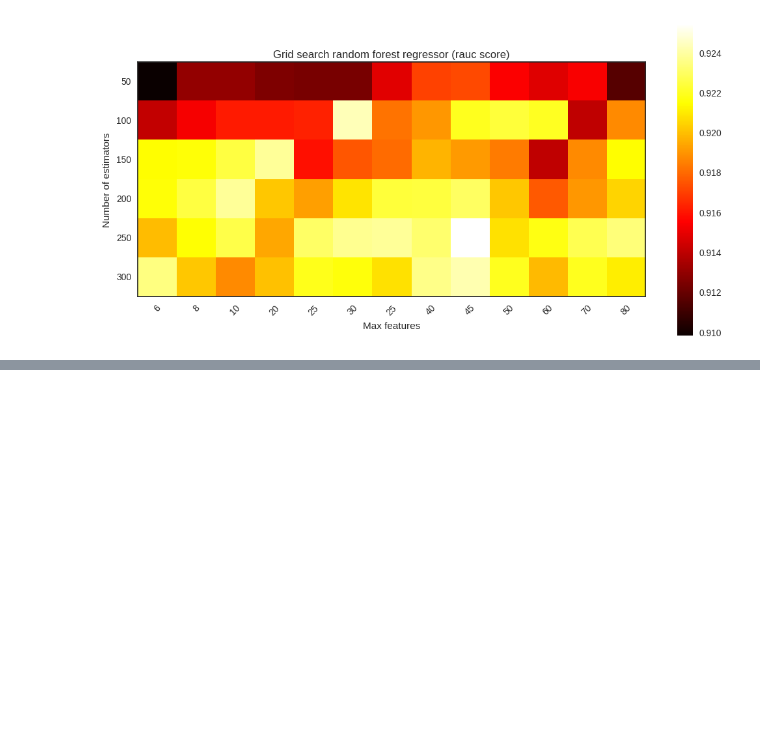
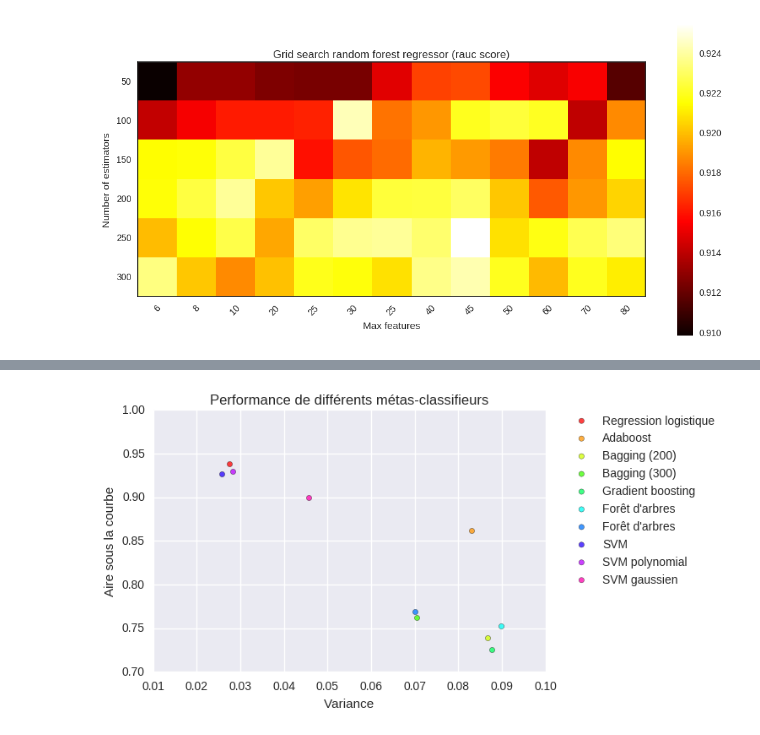
Before and after one commit to Nicolas99-9/Facebook-Recruiting-IV-Human-or-Robot, a Jupyter notebook: DataAnalysis.ipynb, the cells around one changed output, grey strips where cells are left out. Saved outputs shown, nothing was run; the diff lists cells and outputs as text; code cells hidden in the pictures; blank space fills up the shorter version.

Commit message:
new graphs

```diff
--- a/DataAnalysis.ipynb
+++ b/DataAnalysis.ipynb
@@ -370,0 +320,19 @@ NameError: name 'train' is not defined
+# %%
+x = [ 0.027440,0.083124,0.086803,0.070357,0.087635,0.089777,
+     0.069987,0.025666,0.028299,0.045656]
+y = [0.938492,0.861531,0.739034,0.762195,0.725304,
+    0.752456,0.769473,0.926550,0.930046,0.899304]
+label_s = ["Regression logistique","Adaboost","Bagging (200)","Bagging (300)","Gradient boosting","Forêt d'arbres","Forêt d'arbres",
+          "SVM", "SVM polynomial","SVM gaussien"]
+colormap = plt.cm.hsv
+colors = [colormap(i) for i in np.linspace(0, 0.9, len(x))]
+for d,f,g,h in zip(x,y,colors,label_s):
+    print("  a ",d,f,g,h)
+    plt.scatter(d, f,c=g,alpha=0.75,label=h)#,c=colors, alpha=0.5)
+plt.ylabel("Aire sous la courbe")
+plt.xlabel("Variance")
+plt.legend(bbox_to_anchor=(1.05, 1), loc=2, borderaxespad=0.)
+plt.title("Performance de différents métas-classifieurs")
+plt.show()
+# %% [output]
+[figure, added]
```
Also changed, not shown: parts of 11 cells of this notebook.
